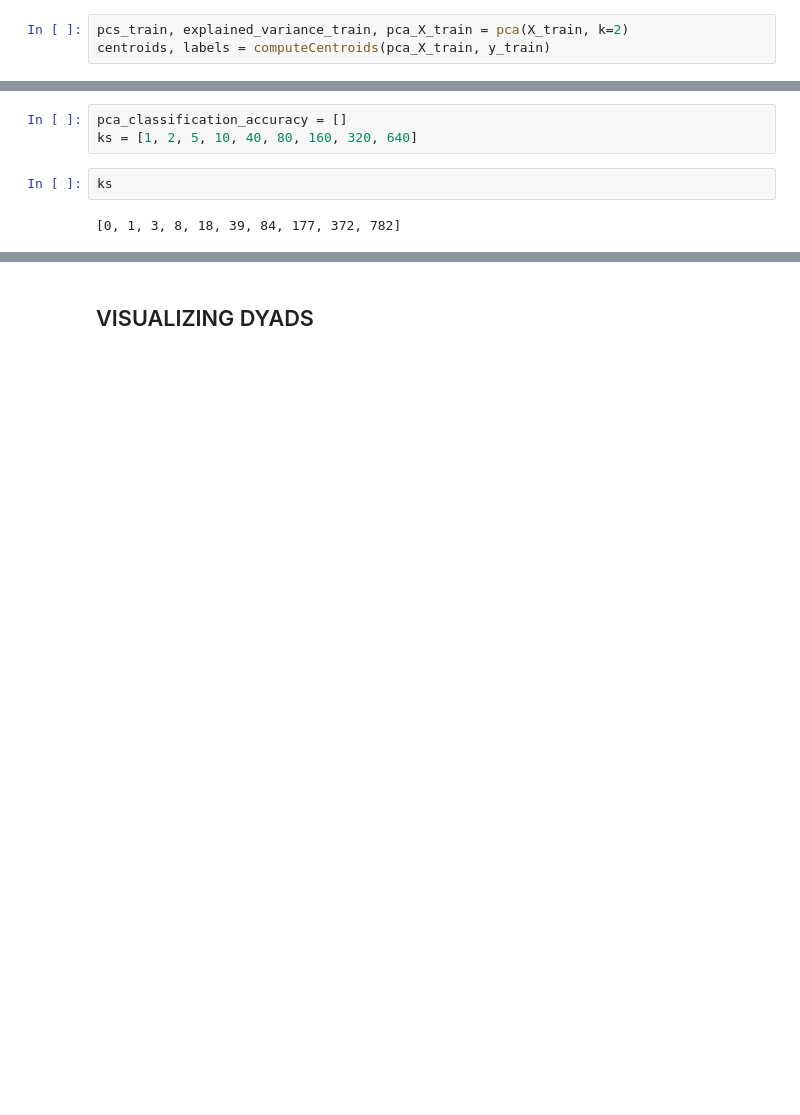
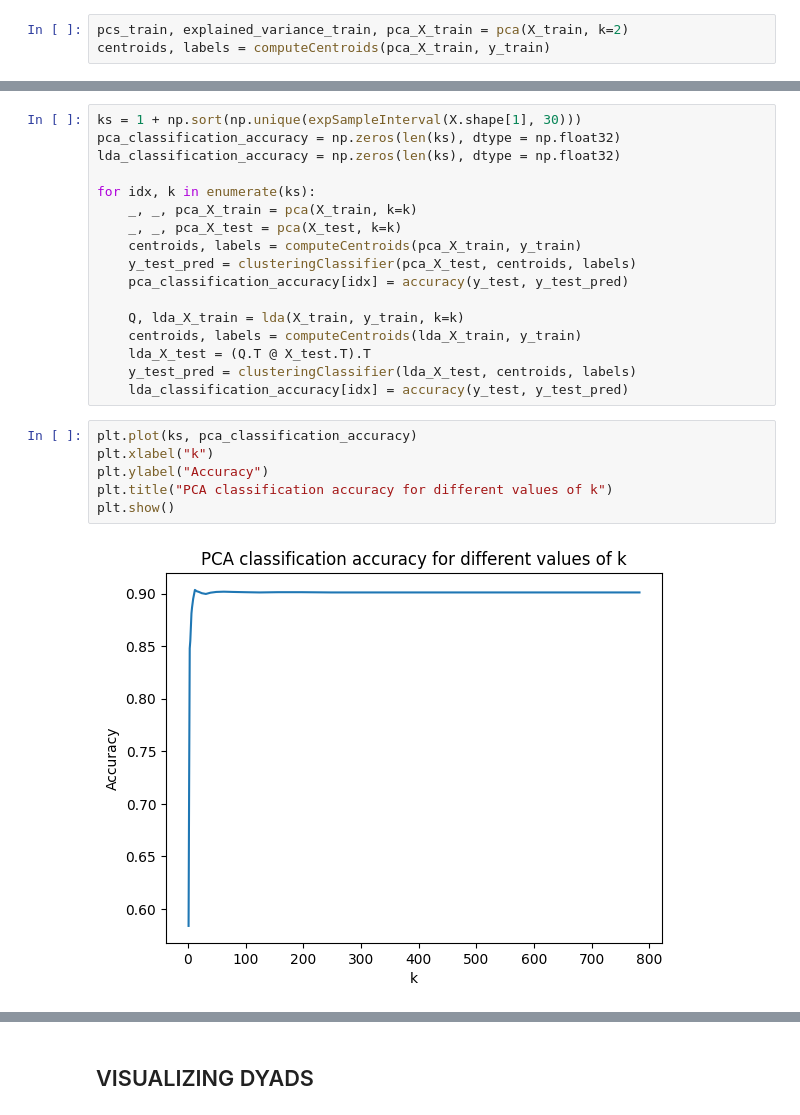
Before and after one commit to MrCr4ft/SMM-Homeworks, a Jupyter notebook: Homework_2/Homework-2.ipynb, the cells around one changed output, grey strips where cells are left out. Cells and saved outputs as stored; diff of their text form; blank space fills up the shorter version.

```diff
--- a/Homework_2/Homework-2.ipynb
+++ b/Homework_2/Homework-2.ipynb
@@ -197,7 +221,25 @@ plotClusters((lda_X_train, y_train), centroids, labels, "LDA with k=2 on the tra
 # %%
-pca_classification_accuracy = []
-ks = [1, 2, 5, 10, 40, 80, 160, 320, 640]
+ks = 1 + np.sort(np.unique(expSampleInterval(X.shape[1], 30)))
+pca_classification_accuracy = np.zeros(len(ks), dtype = np.float32)
+lda_classification_accuracy = np.zeros(len(ks), dtype = np.float32)
+
+for idx, k in enumerate(ks):
+    _, _, pca_X_train = pca(X_train, k=k)
+    _, _, pca_X_test = pca(X_test, k=k)
+    centroids, labels = computeCentroids(pca_X_train, y_train)
+    y_test_pred = clusteringClassifier(pca_X_test, centroids, labels)
+    pca_classification_accuracy[idx] = accuracy(y_test, y_test_pred)
+
+    Q, lda_X_train = lda(X_train, y_train, k=k)
+    centroids, labels = computeCentroids(lda_X_train, y_train)
+    lda_X_test = (Q.T @ X_test.T).T
+    y_test_pred = clusteringClassifier(lda_X_test, centroids, labels)
+    lda_classification_accuracy[idx] = accuracy(y_test, y_test_pred)
 # %%
-ks
+plt.plot(ks, pca_classification_accuracy)
+plt.xlabel("k")
+plt.ylabel("Accuracy")
+plt.title("PCA classification accuracy for different values of k")
+plt.show()
 # %% [output]
-[0, 1, 3, 8, 18, 39, 84, 177, 372, 782]
+[figure, added]
```
Also changed, not shown: parts of 13 cells of this notebook.
